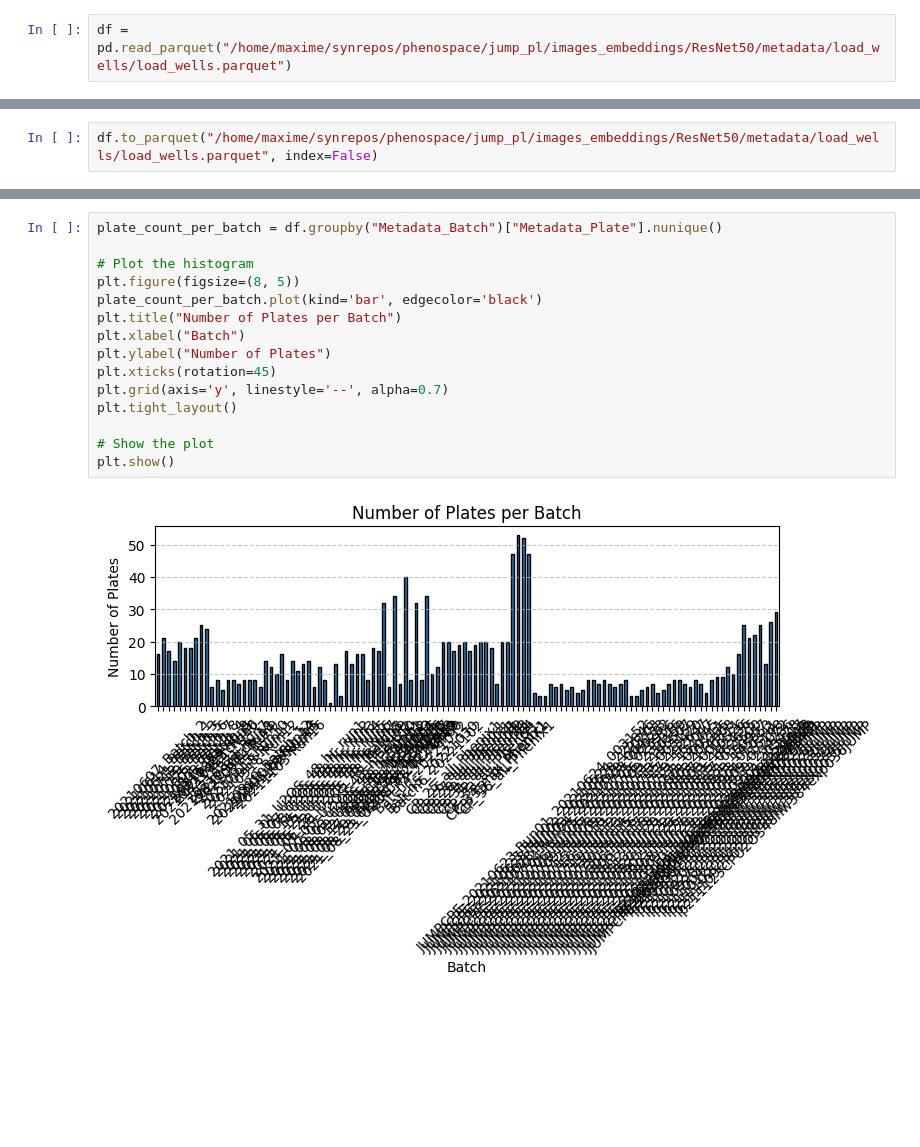
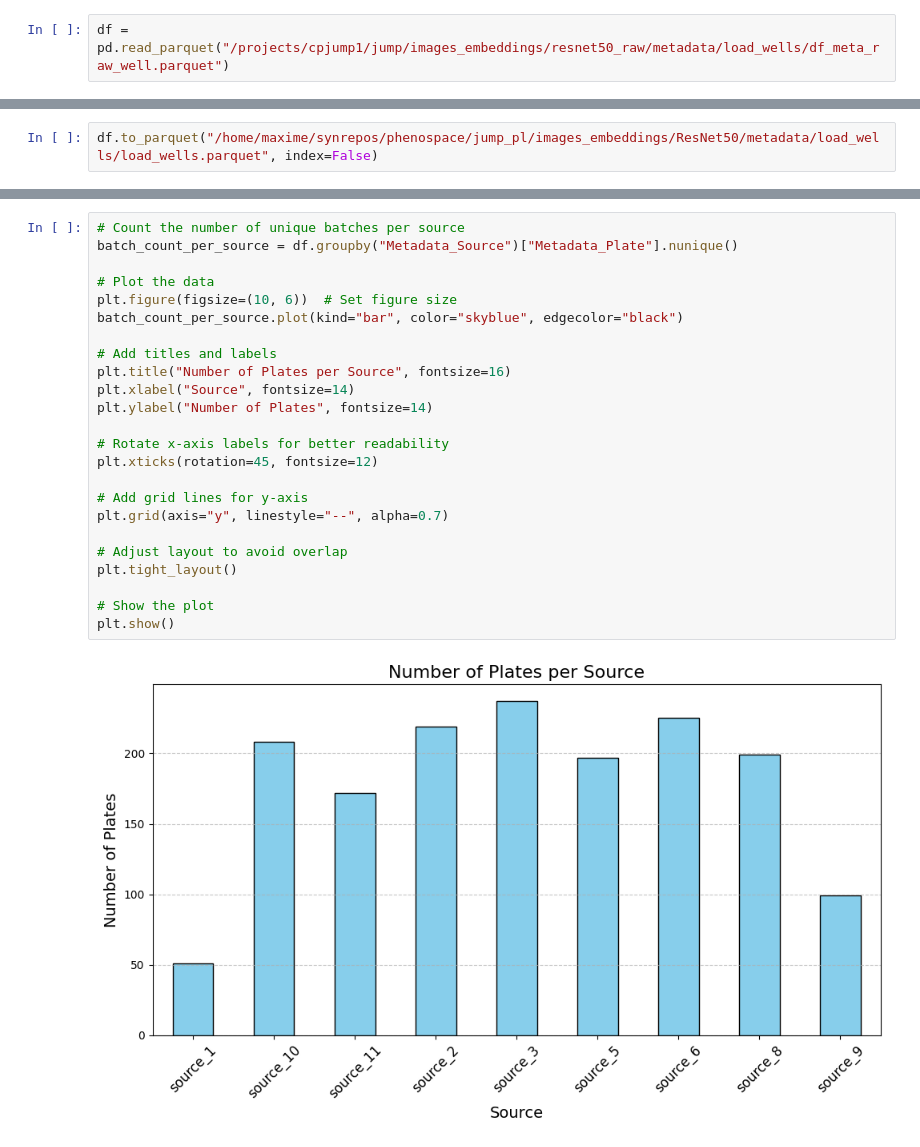
Before and after one commit to mxfly14/phenoseeker, a Jupyter notebook: experiments_distributions.ipynb, the cells around one changed output, grey strips where cells are left out. Saved outputs shown, nothing was run; the diff lists cells and outputs as text; blank space fills up the shorter version.

```diff
--- a/experiments_distributions.ipynb
+++ b/experiments_distributions.ipynb
@@ -9,7 +9,7 @@ import itertools
 import torch
 import yaml
 # %%
-df = pd.read_parquet("/home/maxime/synrepos/phenospace/jump_pl/images_embeddings/ResNet50/metadata/load_wells/load_wells.parquet")
+df = pd.read_parquet("/projects/cpjump1/jump/images_embeddings/resnet50_raw/metadata/load_wells/df_meta_raw_well.parquet")
 # %%
 plates = df['Metadata_Plate'].unique()
 for plate in tqdm(plates):
@@ -44,17 +100,26 @@ df.to_parquet("/home/maxime/synrepos/phenospace/jump_pl/images_embeddings/ResNet
 # %%
-plate_count_per_batch = df.groupby("Metadata_Batch")["Metadata_Plate"].nunique()
+# Count the number of unique batches per source
+batch_count_per_source = df.groupby("Metadata_Source")["Metadata_Plate"].nunique()
 
-# Plot the histogram
-plt.figure(figsize=(8, 5))
-plate_count_per_batch.plot(kind='bar', edgecolor='black')
-plt.title("Number of Plates per Batch")
-plt.xlabel("Batch")
-plt.ylabel("Number of Plates")
-plt.xticks(rotation=45)
-plt.grid(axis='y', linestyle='--', alpha=0.7)
+# Plot the data
+plt.figure(figsize=(10, 6))  # Set figure size
+batch_count_per_source.plot(kind="bar", color="skyblue", edgecolor="black")
+
+# Add titles and labels
+plt.title("Number of Plates per Source", fontsize=16)
+plt.xlabel("Source", fontsize=14)
+plt.ylabel("Number of Plates", fontsize=14)
+
+# Rotate x-axis labels for better readability
+plt.xticks(rotation=45, fontsize=12)
+
+# Add grid lines for y-axis
+plt.grid(axis="y", linestyle="--", alpha=0.7)
+
+# Adjust layout to avoid overlap
 plt.tight_layout()
 
 # Show the plot
 plt.show()
 # %% [output]
-[figure, old version]
+[figure, new version]
```
Also changed, not shown: parts of 4 cells of this notebook, 5 other files.
